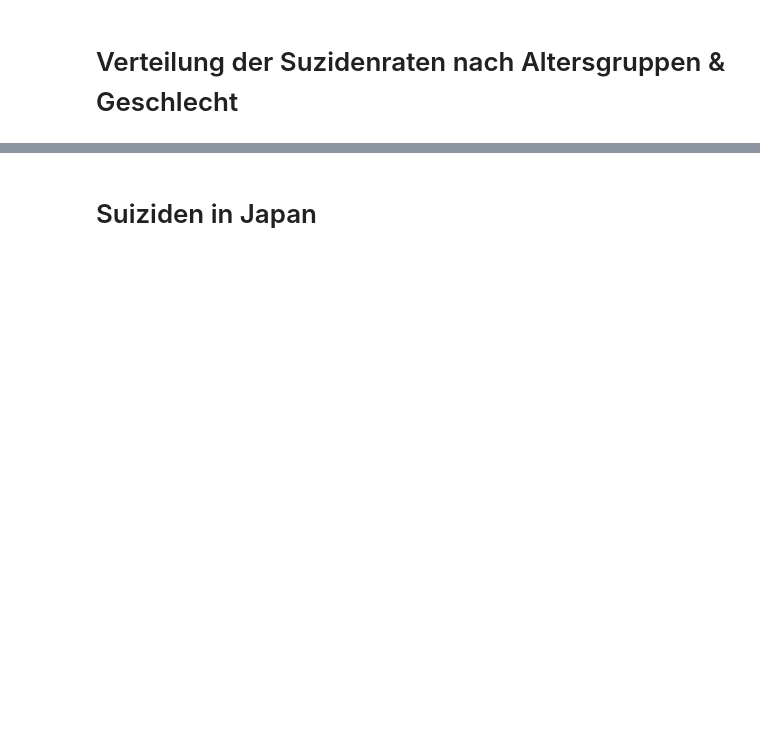
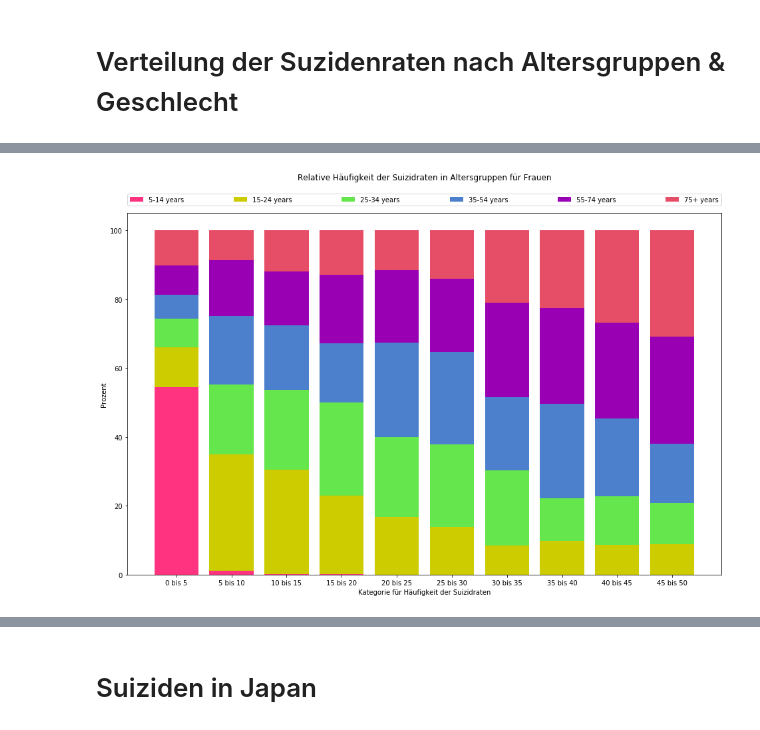
Before and after one commit to dsvanidze/suizid-aus-wirtschaftlicher-sicht-dalele-projekt, a Jupyter notebook: suizid_praesentation.ipynb, the cells around one changed output, grey strips where cells are left out. Drawn from its saved outputs; the diff is of its cells as text; code cells hidden in the pictures; blank space fills up the shorter version.

```diff
--- a/suizid_praesentation.ipynb
+++ b/suizid_praesentation.ipynb
@@ -26,0 +23,4 @@ print(suizid_daten["age"].unique())
+# %%
+# Liste aller unterschiedlichen Altersgruppen
+alters_gruppen = ["5-14 years", "15-24 years", "25-34 years", "35-54 years", "55-74 years", "75+ years"]
+print(alters_gruppen)
@@ -30,7 +32,7 @@ Wir sehen, dass wir pro Jahr für jedes Land Daten zu 6 verschiedenen Altersgrup
 # Verteilung der Suzidenraten nach Altersgruppen & Geschlecht
 # %%
 # Daten nach Altersgruppen & Geschlecht filtrieren
-def filter_daten(daten, year = "alle", age, sex):
+def filter_daten(daten, year, age, sex):
     if year is not "alle":
         return daten[(daten["year"] == year) & (daten["age"] == age) & (suizid_daten["sex"] == sex)]
     else:
@@ -65,0 +86,12 @@ plt.hist(filter_daten(suizid_daten, "alle", "75+ years", "female")["suicides/100
+# %%
+suzidraten_haufigkeit = pd.DataFrame()
+for alters_gruppe in alters_gruppen:
+    suzidraten_haufigkeit[alters_gruppe] = np.histogram([filter_daten(suizid_daten, "alle", alters_gruppe, "male")["suicides/100k pop"]], bins=10, range=[0, 50])[0]
+
+
+
+# erstelle Kategorien Namen für Suizidraten
+suizid_raten_kategorien = ["{} bis {}".format(start, start + 5) for start in np.arange(0, 50, 5)]
+# Damit die Spalten Names umbennant werden
+suzidraten_haufigkeit.rename(index={index: value for index, value in enumerate(suizid_raten_kategorien)}, inplace=True)
+suzidraten_haufigkeit
@@ -65,0 +110,30 @@ plt.hist(filter_daten(suizid_daten, "alle", "75+ years", "female")["suicides/100
+# %%
+names = suizid_raten_kategorien
+df = suzidraten_haufigkeit
+
+# Get the %
+for i in df.index:
+    df.loc[i]=df.loc[i]*100/sum(df.loc[i])
+
+# Plotting
+r=range(len(names))
+btm=df.iloc[:,0]-df.iloc[:,0] # Looks horrible, I know, enjoy it
+
+stack_order= alters_gruppen# If the original column order is fine, skip it
+colors = ['#FF3380', '#CCCC00', '#66E64D', '#4D80CC', '#9900B3',
+          '#E64D66']
+
+plt.figure(figsize=(16,10))
+for i,j in zip(stack_order,colors): # If the original column order is fine, just replace “stack_order” for “df”
+    plt.bar(r,df[i],bottom=btm,color=j,label=i)
+    btm=btm+df[i]
+
+
+plt.xticks(r, names)
+plt.xlabel("Kategorie für Häufigkeit der Suizidraten")
+plt.ylabel("Prozent")
+plt.legend(bbox_to_anchor=(0., 1.02, 1., .102), loc=3, ncol=6, mode="expand", borderaxespad=0)
+plt.title("Relative Häufigkeit der Suizidraten in Altersgruppen für Frauen", pad=50)
+plt.show()
+# %% [output]
+[figure, added]
```
Also changed, not shown: parts of 17 cells of this notebook.
